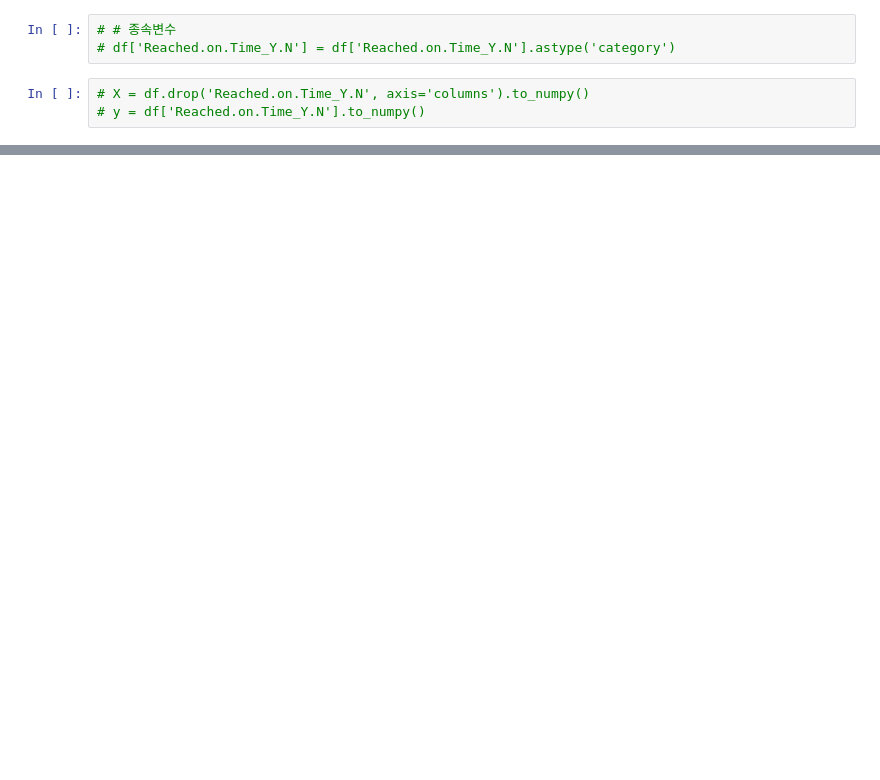
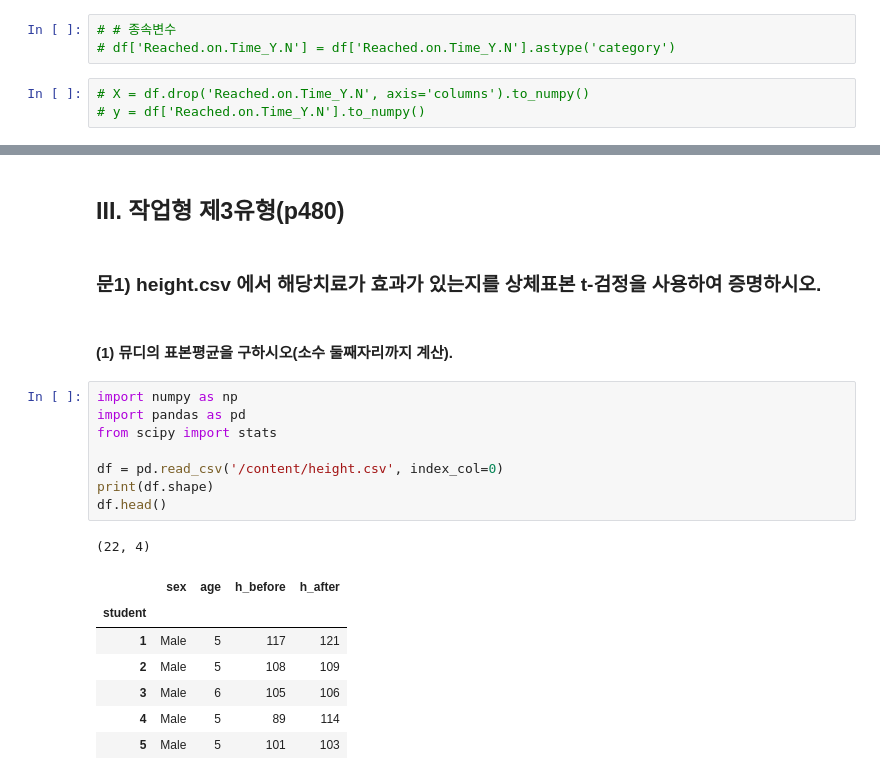
Before and after one commit to va4756/algio_sklearn, a Jupyter notebook: bigdata_SDEdu_problems.ipynb, the cells around one changed output, grey strips where cells are left out. Drawn from its saved outputs; the diff is of its cells as text; blank space fills up the shorter version.

```diff
--- a/bigdata_SDEdu_problems.ipynb
+++ b/bigdata_SDEdu_problems.ipynb
@@ -162,0 +313,23 @@ plt.show()
+# %% [markdown]
+## III. 작업형 제3유형(p480)
+# %% [markdown]
+### 문1) height.csv 에서 해당치료가 효과가 있는지를 상체표본 t-검정을 사용하여 증명하시오.
+# %% [markdown]
+#### (1) 뮤디의 표본평균을 구하시오(소수 둘째자리까지 계산).
+# %%
+import numpy as np
+import pandas as pd
+from scipy import stats
+
+df = pd.read_csv('/content/height.csv', index_col=0)
+print(df.shape)
+df.head()
+# %% [output]
+(22, 4)
+|  | sex | age | h_before | h_after |
+| student |  |  |  |  |
+| 1 | Male | 5 | 117 | 121 |
+| 2 | Male | 5 | 108 | 109 |
+| 3 | Male | 6 | 105 | 106 |
+| 4 | Male | 5 | 89 | 114 |
+| 5 | Male | 5 | 101 | 103 |
```
Also changed, not shown: parts of 35 cells of this notebook.
